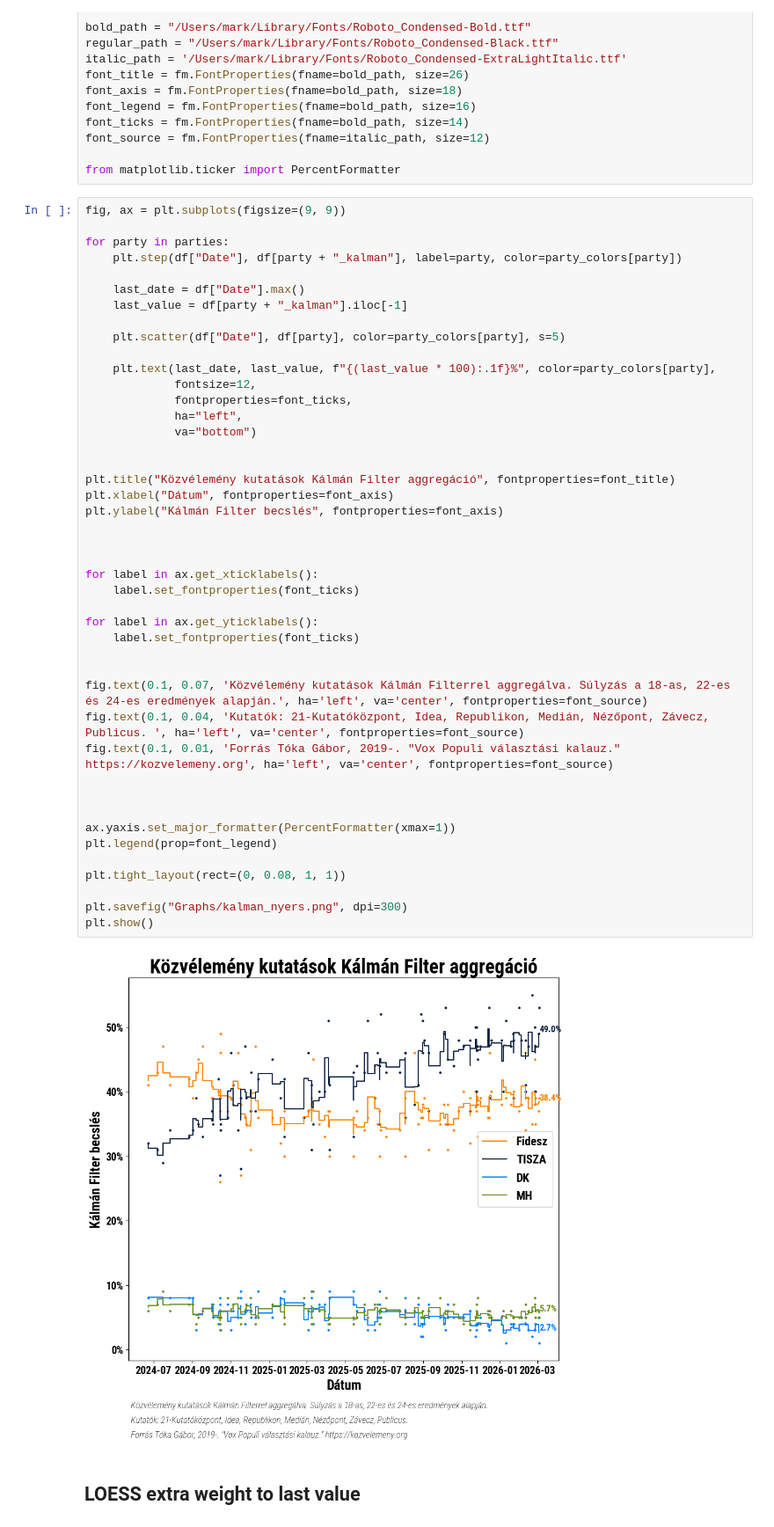
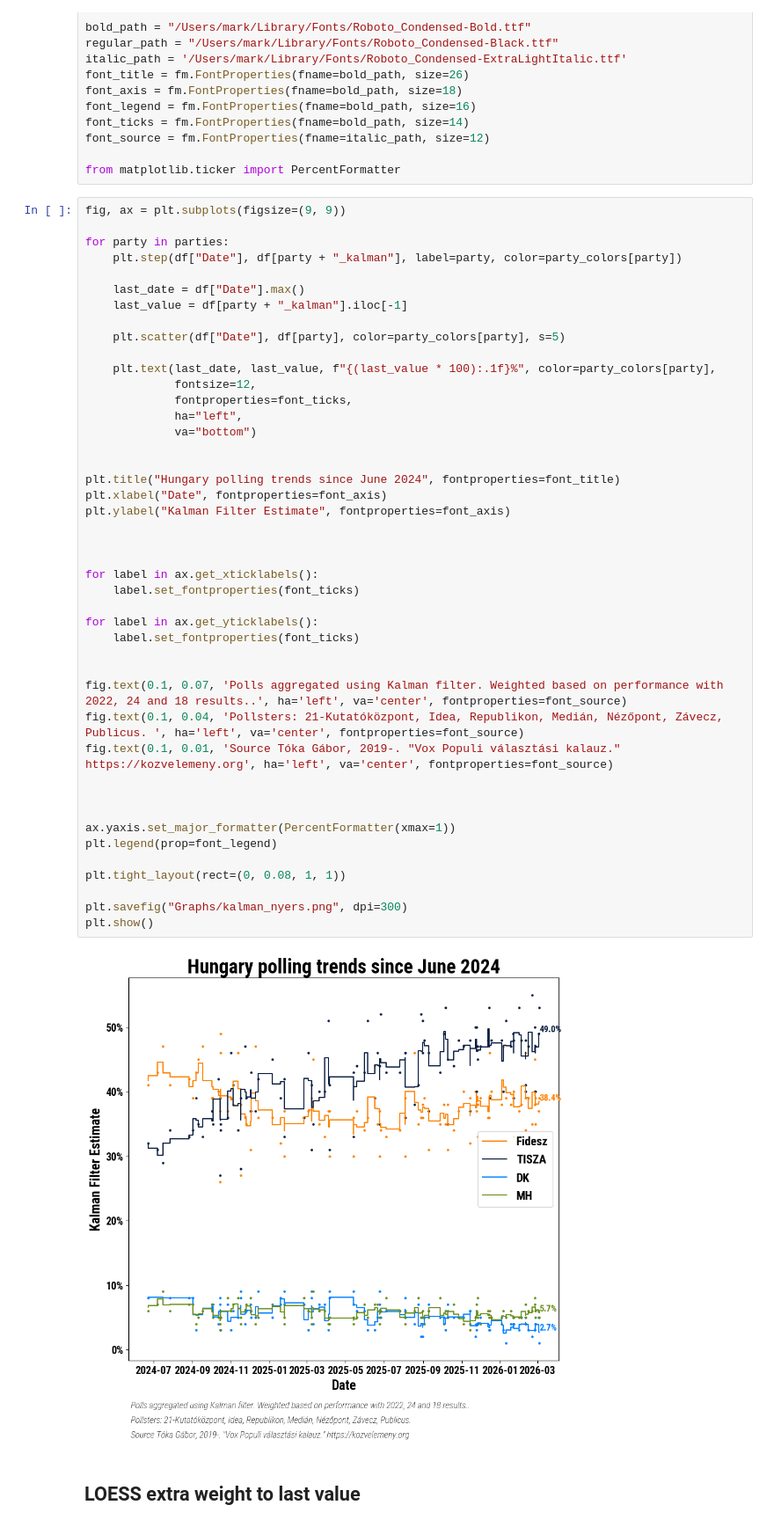
Before and after one commit to wmark-ds/kalman_filter_polling, a Jupyter notebook: kalman_viz.ipynb, the cells around one changed output. Shown at 88% size. Cells and saved outputs as stored; diff of their text form.

```diff
--- a/kalman_viz.ipynb
+++ b/kalman_viz.ipynb
@@ -154,40 +154,40 @@ for party in parties:
     plt.scatter(df["Date"], df[party], color=party_colors[party], s=5)
 
     plt.text(last_date, last_value, f"{(last_value * 100):.1f}%", color=party_colors[party],
              fontsize=12,
              fontproperties=font_ticks,
              ha="left",
              va="bottom")
 
 
-plt.title("Közvélemény kutatások Kálmán Filter aggregáció", fontproperties=font_title)
-plt.xlabel("Dátum", fontproperties=font_axis)
-plt.ylabel("Kálmán Filter becslés", fontproperties=font_axis)
+plt.title("Hungary polling trends since June 2024", fontproperties=font_title)
+plt.xlabel("Date", fontproperties=font_axis)
+plt.ylabel("Kalman Filter Estimate", fontproperties=font_axis)
 
 
 
 for label in ax.get_xticklabels():
     label.set_fontproperties(font_ticks)
 
 for label in ax.get_yticklabels():
     label.set_fontproperties(font_ticks)
 
 
-fig.text(0.1, 0.07, 'Közvélemény kutatások Kálmán Filterrel aggregálva. Súlyzás a 18-as, 22-es és 24-es eredmények alapján.', ha='left', va='center', fontproperties=font_source)
-fig.text(0.1, 0.04, 'Kutatók: 21-Kutatóközpont, Idea, Republikon, Medián, Nézőpont, Závecz, Publicus. ', ha='left', va='center', fontproperties=font_source)
-fig.text(0.1, 0.01, 'Forrás Tóka Gábor, 2019-. "Vox Populi választási kalauz." https://kozvelemeny.org', ha='left', va='center', fontproperties=font_source)
+fig.text(0.1, 0.07, 'Polls aggregated using Kalman filter. Weighted based on performance with 2022, 24 and 18 results..', ha='left', va='center', fontproperties=font_source)
+fig.text(0.1, 0.04, 'Pollsters: 21-Kutatóközpont, Idea, Republikon, Medián, Nézőpont, Závecz, Publicus. ', ha='left', va='center', fontproperties=font_source)
+fig.text(0.1, 0.01, 'Source Tóka Gábor, 2019-. "Vox Populi választási kalauz." https://kozvelemeny.org', ha='left', va='center', fontproperties=font_source)
 
 
 
 ax.yaxis.set_major_formatter(PercentFormatter(xmax=1))
 plt.legend(prop=font_legend)
 
 plt.tight_layout(rect=(0, 0.08, 1, 1))
 
 plt.savefig("Graphs/kalman_nyers.png", dpi=300)
 plt.show()
 # %% [output]
-[figure, old version]
+[figure, new version]
 # %% [markdown]
 ## LOESS extra weight to last value
 # %%
```
Also changed, not shown: parts of 2 cells of this notebook, 2 other files.
